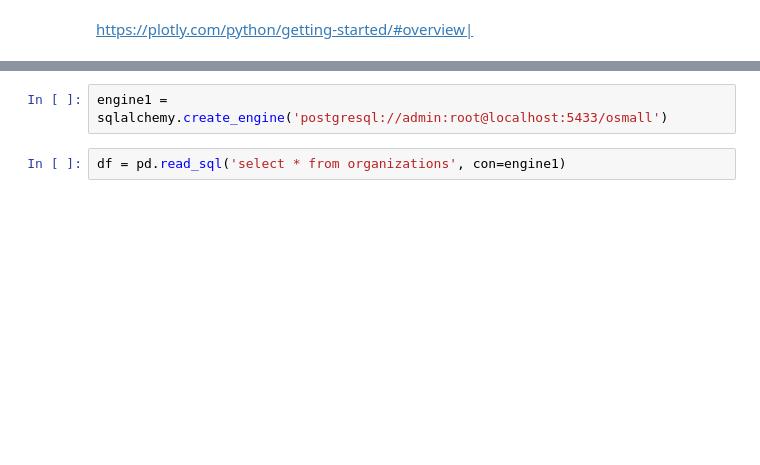
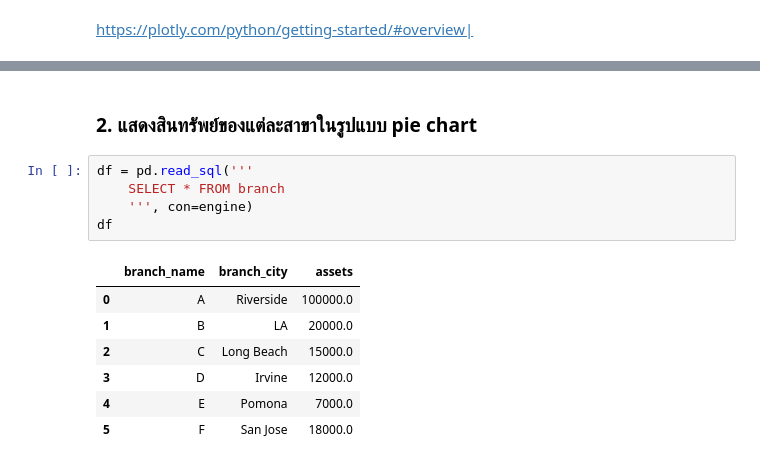
Before and after one commit to bookpanda/2110322-DB-SYS, a Jupyter notebook: SQL_Pandas/exercise.ipynb, the cells around one changed output, grey strips where cells are left out. Saved outputs shown, nothing was run; the diff lists cells and outputs as text; blank space fills up the shorter version.

```diff
--- a/SQL_Pandas/exercise.ipynb
+++ b/SQL_Pandas/exercise.ipynb
@@ -20,4 +35,15 @@ fig_widget
-# %%
-engine1 = sqlalchemy.create_engine('postgresql://admin:root@localhost:5433/osmall')
+# %% [markdown]
+### 2. แสดงสินทรัพย์ของแต่ละสาขาในรูปแบบ pie chart
 # %%
-df = pd.read_sql('select * from organizations', con=engine1)
+df = pd.read_sql('''
+    SELECT * FROM branch
+    ''', con=engine)
+df
+# %% [output]
+|  | branch_name | branch_city | assets |
+| 0 | A | Riverside | 100000.0 |
+| 1 | B | LA | 20000.0 |
+| 2 | C | Long Beach | 15000.0 |
+| 3 | D | Irvine | 12000.0 |
+| 4 | E | Pomona | 7000.0 |
+| 5 | F | San Jose | 18000.0 |
```
Also changed, not shown: parts of 29 cells of this notebook.
